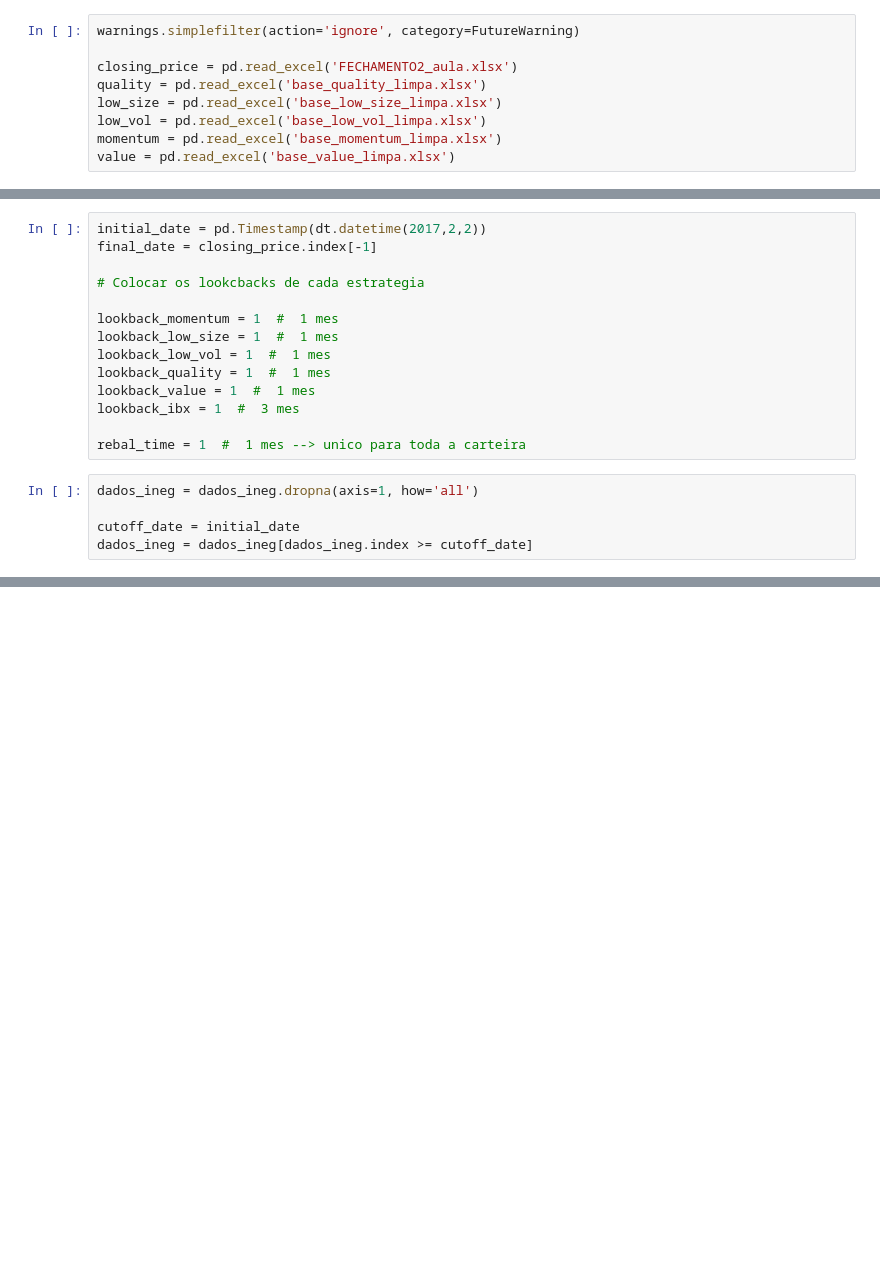
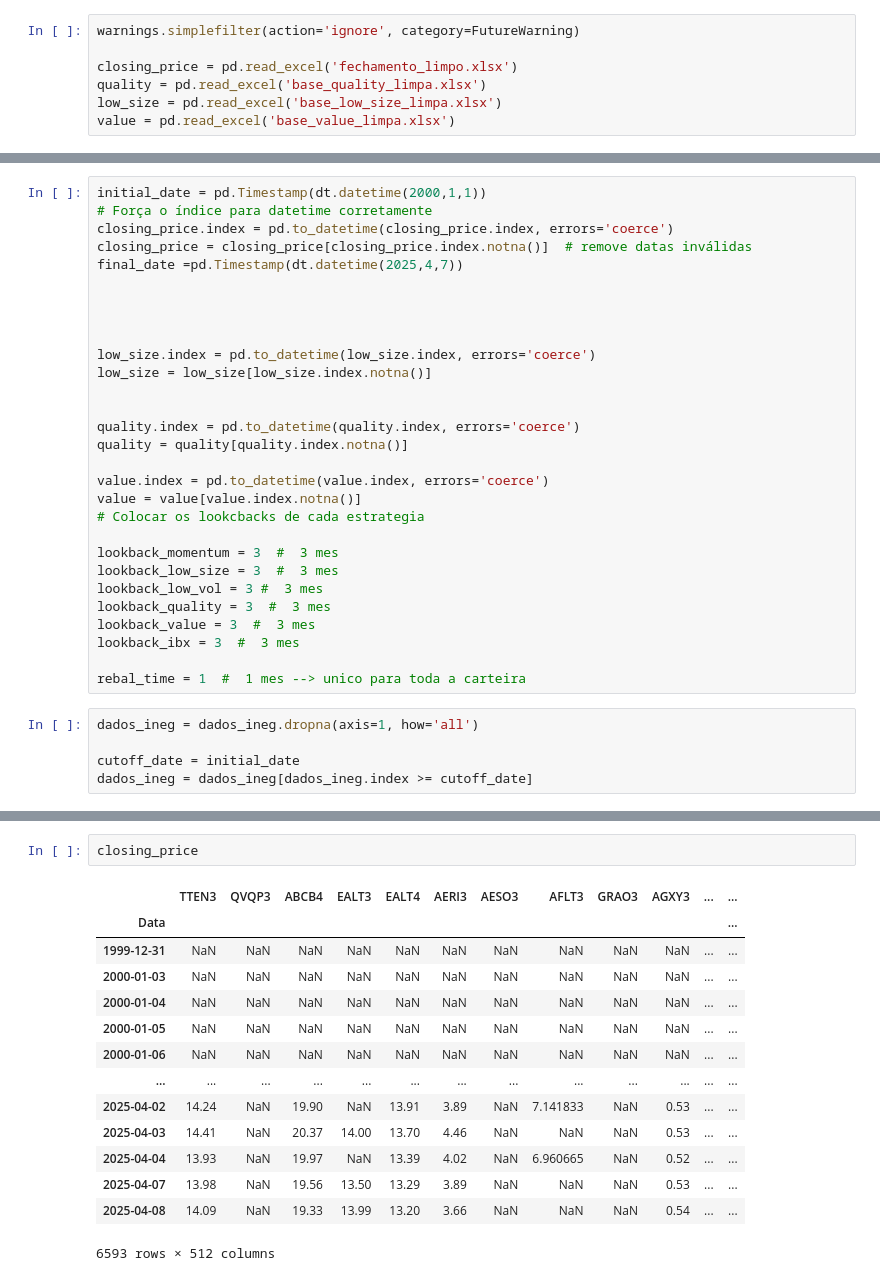
Before and after one commit to fefebiru/IQF-Grupo2, a Jupyter notebook: teste1.ipynb, the cells around one changed output, grey strips where cells are left out. Saved outputs shown, nothing was run; the diff lists cells and outputs as text; blank space fills up the shorter version.

```diff
--- a/teste1.ipynb
+++ b/teste1.ipynb
@@ -7,9 +7,7 @@ import warnings
 # %%
 warnings.simplefilter(action='ignore', category=FutureWarning)
 
-closing_price = pd.read_excel('FECHAMENTO2_aula.xlsx')
+closing_price = pd.read_excel('fechamento_limpo.xlsx')
 quality = pd.read_excel('base_quality_limpa.xlsx')
 low_size = pd.read_excel('base_low_size_limpa.xlsx')
-low_vol = pd.read_excel('base_low_vol_limpa.xlsx')
-momentum = pd.read_excel('base_momentum_limpa.xlsx')
 value = pd.read_excel('base_value_limpa.xlsx')
@@ -21,17 +28,32 @@ dados_ineg = pd.read_excel('ineg_limpo.xlsx')
 dados_ineg['Data'] = pd.to_datetime(dados_ineg['Data'])
 dados_ineg = dados_ineg.set_index('Data')
 # %%
-initial_date = pd.Timestamp(dt.datetime(2017,2,2))
-final_date = closing_price.index[-1]
+initial_date = pd.Timestamp(dt.datetime(2000,1,1))
+# Força o índice para datetime corretamente
+closing_price.index = pd.to_datetime(closing_price.index, errors='coerce')
+closing_price = closing_price[closing_price.index.notna()]  # remove datas inválidas
+final_date =pd.Timestamp(dt.datetime(2025,4,7))
 
+
+
+
+low_size.index = pd.to_datetime(low_size.index, errors='coerce')
+low_size = low_size[low_size.index.notna()]
+
+
+quality.index = pd.to_datetime(quality.index, errors='coerce')
+quality = quality[quality.index.notna()]
+
+value.index = pd.to_datetime(value.index, errors='coerce')
+value = value[value.index.notna()]
 # Colocar os lookcbacks de cada estrategia
 
-lookback_momentum = 1  #  1 mes
-lookback_low_size = 1  #  1 mes
-lookback_low_vol = 1  #  1 mes
-lookback_quality = 1  #  1 mes
-lookback_value = 1  #  1 mes
-lookback_ibx = 1  #  3 mes
+lookback_momentum = 3  #  3 mes
+lookback_low_size = 3  #  3 mes
+lookback_low_vol = 3 #  3 mes
+lookback_quality = 3  #  3 mes
+lookback_value = 3  #  3 mes
+lookback_ibx = 3  #  3 mes
 
 rebal_time = 1  #  1 mes --> unico para toda a carteira
 # %%
@@ -198,0 +368,17 @@ AttributeError: module 'quantstats' has no attribute 'reports'
+# %%
+closing_price
+# %% [output]
+|  | TTEN3 | QVQP3 | ABCB4 | EALT3 | EALT4 | AERI3 | AESO3 | AFLT3 | GRAO3 | AGXY3 | ... | ... |
+| Data |  |  |  |  |  |  |  |  |  |  |  | ... |
+| 1999-12-31 | NaN | NaN | NaN | NaN | NaN | NaN | NaN | NaN | NaN | NaN | ... | ... |
+| 2000-01-03 | NaN | NaN | NaN | NaN | NaN | NaN | NaN | NaN | NaN | NaN | ... | ... |
+| 2000-01-04 | NaN | NaN | NaN | NaN | NaN | NaN | NaN | NaN | NaN | NaN | ... | ... |
+| 2000-01-05 | NaN | NaN | NaN | NaN | NaN | NaN | NaN | NaN | NaN | NaN | ... | ... |
+| 2000-01-06 | NaN | NaN | NaN | NaN | NaN | NaN | NaN | NaN | NaN | NaN | ... | ... |
+| ... | ... | ... | ... | ... | ... | ... | ... | ... | ... | ... | ... | ... |
+| 2025-04-02 | 14.24 | NaN | 19.90 | NaN | 13.91 | 3.89 | NaN | 7.141833 | NaN | 0.53 | ... | ... |
+| 2025-04-03 | 14.41 | NaN | 20.37 | 14.00 | 13.70 | 4.46 | NaN | NaN | NaN | 0.53 | ... | ... |
+| 2025-04-04 | 13.93 | NaN | 19.97 | NaN | 13.39 | 4.02 | NaN | 6.960665 | NaN | 0.52 | ... | ... |
+| 2025-04-07 | 13.98 | NaN | 19.56 | 13.50 | 13.29 | 3.89 | NaN | NaN | NaN | 0.53 | ... | ... |
+| 2025-04-08 | 14.09 | NaN | 19.33 | 13.99 | 13.20 | 3.66 | NaN | NaN | NaN | 0.54 | ... | ... |
+6593 rows × 512 columns
```
Also changed, not shown: parts of 13 cells of this notebook, 6 other files.
